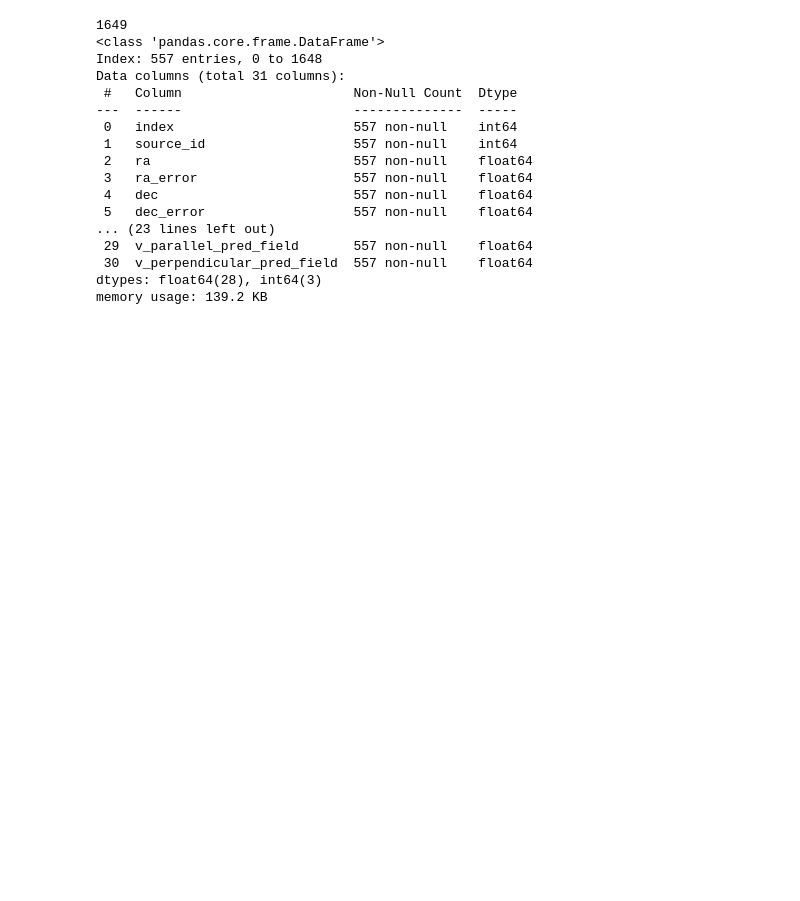
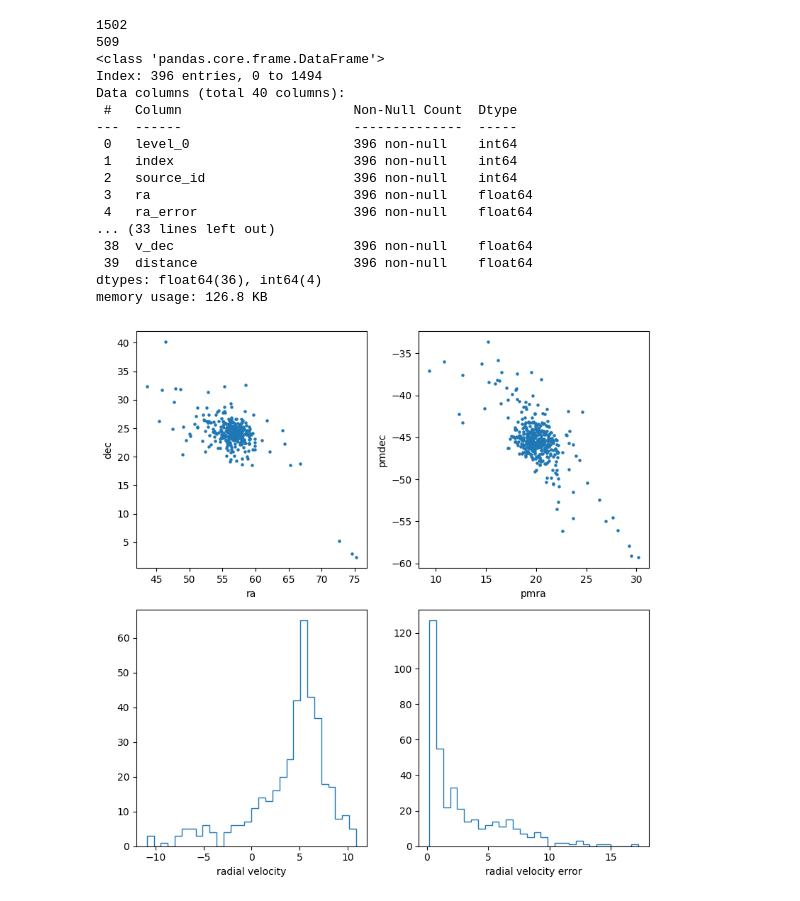
Before and after one commit to stevenalfonso/radial-velocity, a Jupyter notebook: regression_radial_velocity.ipynb, the cells around one changed output. Saved outputs shown, nothing was run; the diff lists cells and outputs as text; code cells hidden in the pictures; blank space fills up the shorter version.

```diff
--- a/regression_radial_velocity.ipynb
+++ b/regression_radial_velocity.ipynb
@@ -23,34 +27,56 @@ from tensorflow.keras.layers import Dense, Dropout, Input
 # %%
-cluster_candidates = pd.read_csv('/Users/steven/Documents/CPoint/data/pleiades_candidates.csv')
+#cluster_candidates = pd.read_csv('/Users/steven/Documents/CPoint/data/pleiades_candidates.csv')
+cluster_candidates = pd.read_csv('../PleiadesTidalTails/data/clean.csv')
 del cluster_candidates['Unnamed: 0']
-del cluster_candidates['Unnamed: 0.1']
 
-for i in range(len(cluster_candidates)):
-        #if (np.median(cluster_candidates['ra']) > 300.) or (np.median(cluster_candidates['ra']) < 10.):
-        if cluster_candidates['ra'].values[i] > 300.:
-                cluster_candidates['ra'].values[i] -= 360
-                #cluster_candidates.loc[cluster_candidates['ra'] > 300, 'ra'] -= 360
+# for i in range(len(cluster_candidates)):
+#         #if (np.median(cluster_candidates['ra']) > 300.) or (np.median(cluster_candidates['ra']) < 10.):
+#         if cluster_candidates['ra'].values[i] > 300.:
+#                 cluster_candidates['ra'].values[i] -= 360
+#                 #cluster_candidates.loc[cluster_candidates['ra'] > 300, 'ra'] -= 360
 
 print(len(cluster_candidates))
 
 cluster_candidates_rv = cluster_candidates[~cluster_candidates['radial_velocity'].isna()]
 cluster_candidates_rv = cluster_candidates_rv[~cluster_candidates_rv['radial_velocity_error'].isna()]
+print(len(cluster_candidates_rv))
+cluster_candidates_rv = cluster_candidates_rv[(np.abs(cluster_candidates_rv['radial_velocity']) <= 0.3*np.std(cluster_candidates_rv['radial_velocity']))]
 cluster_candidates_rv.info()
 # %% [output]
-1649
+1502
+509
 <class 'pandas.core.frame.DataFrame'>
-Index: 557 entries, 0 to 1648
-Data columns (total 31 columns):
+Index: 396 entries, 0 to 1494
+Data columns (total 40 columns):
  #   Column                      Non-Null Count  Dtype
 ---  ------                      --------------  -----
- 0   index                       557 non-null    int64
- 1   source_id                   557 non-null    int64
- 2   ra                          557 non-null    float64
- 3   ra_error                    557 non-null    float64
- 4   dec                         557 non-null    float64
- 5   dec_error                   557 non-null    float64
-... (23 lines left out)
- 29  v_parallel_pred_field       557 non-null    float64
- 30  v_perpendicular_pred_field  557 non-null    float64
-dtypes: float64(28), int64(3)
-memory usage: 139.2 KB
+ 0   level_0                     396 non-null    int64
+ 1   index                       396 non-null    int64
+ 2   source_id                   396 non-null    int64
+ 3   ra                          396 non-null    float64
+ 4   ra_error                    396 non-null    float64
+... (33 lines left out)
+ 38  v_dec                       396 non-null    float64
+ 39  distance                    396 non-null    float64
+dtypes: float64(36), int64(4)
+memory usage: 126.8 KB
+# %%
+fig, ax = plt.subplots(2,2, figsize=(8,8))
+
+ax[0,0].scatter(cluster_candidates_rv['ra'], cluster_candidates_rv['dec'], s=5)
+ax[0,0].set_xlabel('ra')
+ax[0,0].set_ylabel('dec')
+
+ax[0,1].scatter(cluster_candidates_rv['pmra'], cluster_candidates_rv['pmdec'], s=5)
+ax[0,1].set_xlabel('pmra')
+ax[0,1].set_ylabel('pmdec')
+
+ax[1,0].hist(cluster_candidates_rv['radial_velocity'], bins=30, density=False, histtype='step')
+ax[1,0].set_xlabel('radial velocity')
+
+ax[1,1].hist(cluster_candidates_rv['radial_velocity_error'], bins=30, histtype='step', density=False)
+ax[1,1].set_xlabel('radial velocity error')
+fig.tight_layout()
+plt.show()
+# %% [output]
+[figure, added]
```
Also changed, not shown: parts of 24 cells of this notebook.
